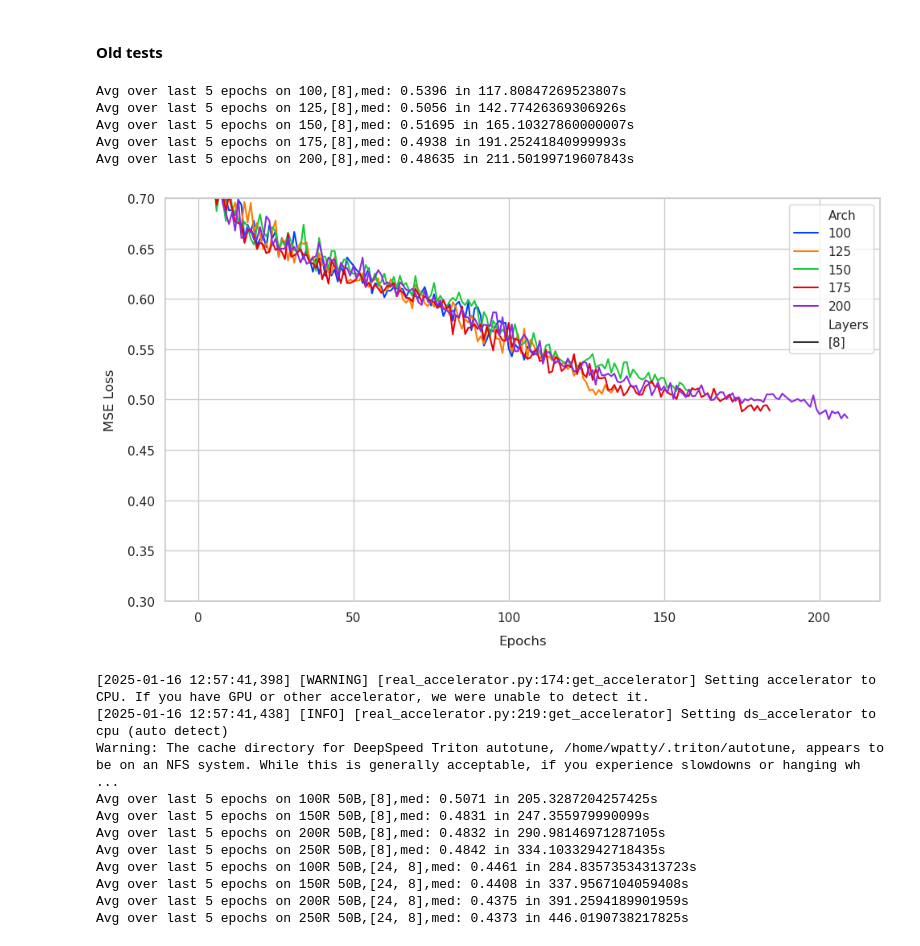
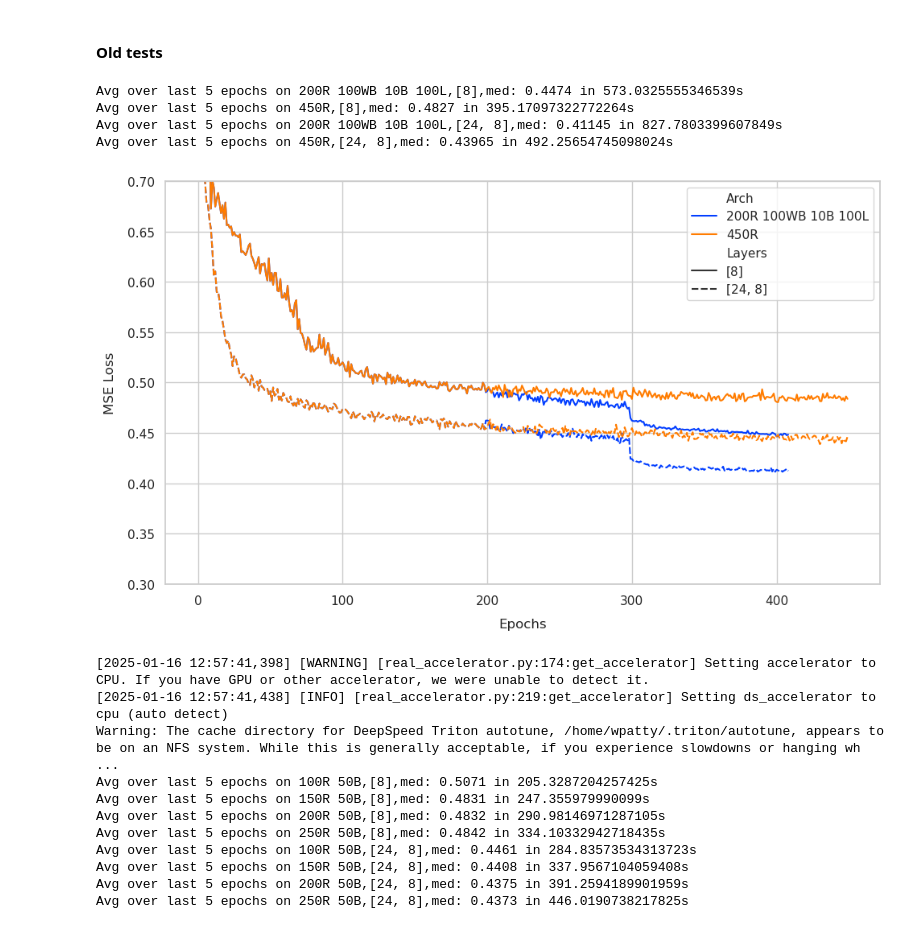
Before and after one commit to liam-hp/deepsplines-thesis, a Jupyter notebook: plot_data.ipynb, the cells around one changed output. Cells and saved outputs as stored; diff of their text form; code cells hidden in the pictures.

```diff
--- a/plot_data.ipynb
+++ b/plot_data.ipynb
@@ -522,46 +576,45 @@ utils.plot_multiple2(
     ymin=.3,
     vbars = [(149, "lightgrey"), (169, "lightgrey")],
 )
-# %%
-import importlib, utils
-importlib.reload(utils)
-
-arch="arch"
-selector = "med"
-data = "vals"
-
-utils.plot_seaborn(
-    # title="ReLU vs BSpline, W&B_lr=0.001 BS_lr=0.0001 ctrl=3",
-    model_paths=[
-        ("RB timing_transfer/0.00025 bs_lr/[8]", "[8]_(0.00075,0.00025,0.0001)_(100,10,0,0,0)_100", f"{data}", f"{selector}"),
-        ("RB timing_transfer/0.00025 bs_lr/[8]", "[8]_(0.00075,0.00025,0.0001)_(125,10,0,0,0)_100", f"{data}", f"{selector}"),
-        ("RB timing_transfer/0.00025 bs_lr/[8]", "[8]_(0.00075,0.00025,0.0001)_(150,10,0,0,0)_100", f"{data}", f"{selector}"),
-        ("RB timing_transfer/0.00025 bs_lr/[8]", "[8]_(0.00075,0.00025,0.0001)_(175,10,0,0,0)_100", f"{data}", f"{selector}"),
-        ("RB timing_transfer/0.00025 bs_lr/[8]", "[8]_(0.00075,0.00025,0.0001)_(200,10,0,0,0)_100", f"{data}", f"{selector}"),
-    ],
-    aes=[
-        ("100", "[8]"),
-        ("125", "[8]"),
-        ("150", "[8]"),
-        ("175", "[8]"),
-        ("200", "[8]"),
-    ],
-    # y_ax = "Train Loss",
-    x="epochs",
-    # xlim = 300,
-    xmin=0,
-    ylim = .7,
-    ymin=.3,
-    hide_legend=False
-    # vbars = [(149, "lightgrey"), (169, "lightgrey")],
-)
-# %% [output]
-Avg over last 5 epochs on 100,[8],med: 0.5396 in 117.80847269523807s
-Avg over last 5 epochs on 125,[8],med: 0.5056 in 142.77426369306926s
-Avg over last 5 epochs on 150,[8],med: 0.51695 in 165.10327860000007s
-Avg over last 5 epochs on 175,[8],med: 0.4938 in 191.25241840999993s
-Avg over last 5 epochs on 200,[8],med: 0.48635 in 211.50199719607843s
-[figure, removed]
+# %%
+import importlib, utils
+importlib.reload(utils)
+
+arch="arch"
+selector = "med"
+data = "vals"
+
+utils.plot_seaborn(
+    # title="ReLU vs BSpline, W&B_lr=0.001 BS_lr=0.0001 ctrl=3",
+    model_paths=[
+        ("", "[8]_(0.001,0.0001,0.0001)_(200,10,100,250,100)_100_bothfirst", "vals", f"{selector}"),
+        ("", "[8]_(0.001,0.0001,0.0001)_(200,10,100,250,100)_100_bothfirst", "cr_vals", f"{selector}"),
+
+        ("", "[24, 8]_(0.001,0.0001,0.0001)_(200,10,100,250,100)_100_bothfirst", "vals", f"{selector}"),
+        ("", "[24, 8]_(0.001,0.0001,0.0001)_(200,10,100,250,100)_100_bothfirst", "cr_vals", f"{selector}"),
+    ],
+    aes=[
+        ("200R 100WB 10B 100L", "[8]"),
+        ("450R", "[8]"),
+
+        ("200R 100WB 10B 100L", "[24, 8]"),
+        ("450R", "[24, 8]"),
+    ],
+    # y_ax = "Train Loss",
+    x="epochs",
+    # xlim = 300,
+    xmin=0,
+    ylim = .7,
+    ymin=.3,
+    hide_legend=False
+    # vbars = [(149, "lightgrey"), (169, "lightgrey")],
+)
+# %% [output]
+Avg over last 5 epochs on 200R 100WB 10B 100L,[8],med: 0.4474 in 573.0325555346539s
+Avg over last 5 epochs on 450R,[8],med: 0.4827 in 395.17097322772264s
+Avg over last 5 epochs on 200R 100WB 10B 100L,[24, 8],med: 0.41145 in 827.7803399607849s
+Avg over last 5 epochs on 450R,[24, 8],med: 0.43965 in 492.25654745098024s
+[figure, added]
 # %%
 import importlib, utils
 importlib.reload(utils)
```
Also changed, not shown: parts of 8 cells of this notebook, 11 other files.
